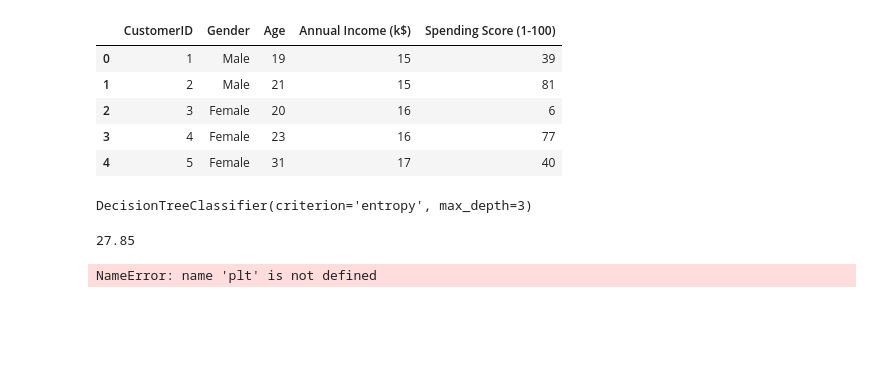
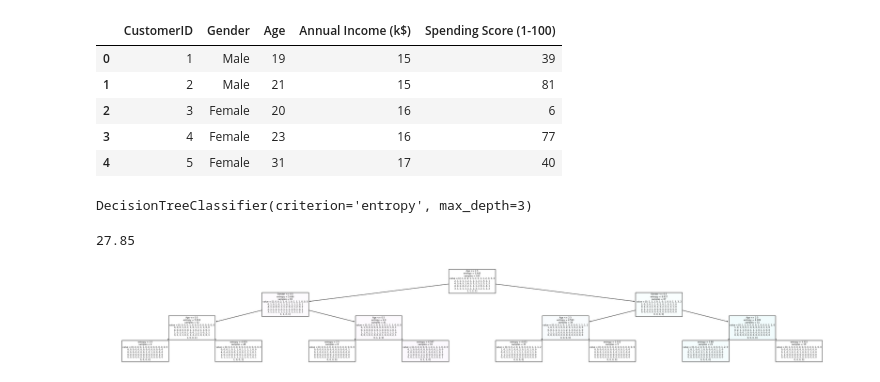
Before and after one commit to dr4g0n7ly/CSE4020-ML-lab, a Jupyter notebook: DecisionTree.ipynb, the cells around one changed output. Cells and saved outputs as stored; diff of their text form; code cells hidden in the pictures; blank space fills up the shorter version.

```diff
--- a/DecisionTree.ipynb
+++ b/DecisionTree.ipynb
@@ -34,8 +34,8 @@ mean_absolute_error(y_true = y_test, y_pred = y_pred)
 # %% [output]
 27.85
 # %%
- matplotlib.pyplot as plt
-fig = plt.figure(figsize=(40, 35))
+import matplotlib.pyplot as plt
+fig = plt.figure(figsize=(40, 5))
 _ = plot_tree(model, filled=True, feature_names=['Age', 'Gender'])
 # %% [output]
-NameError: name 'plt' is not defined
+[figure, added]
```
Also changed, not shown: 1 other file.
